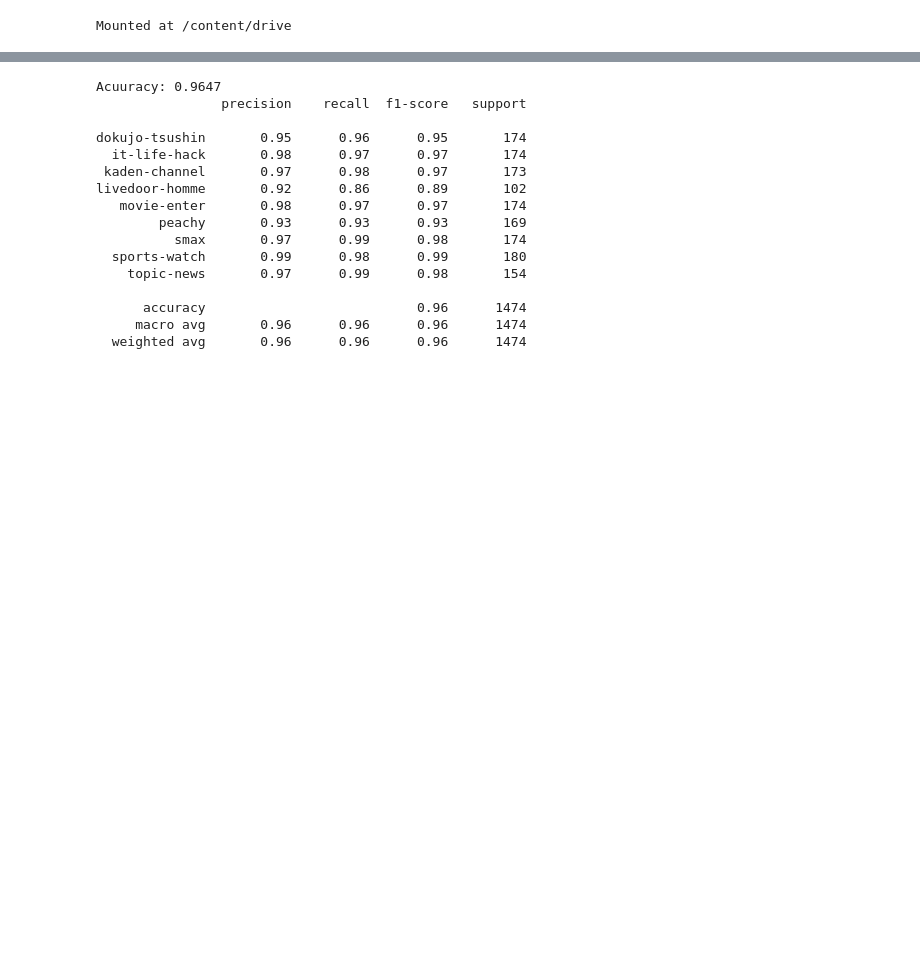
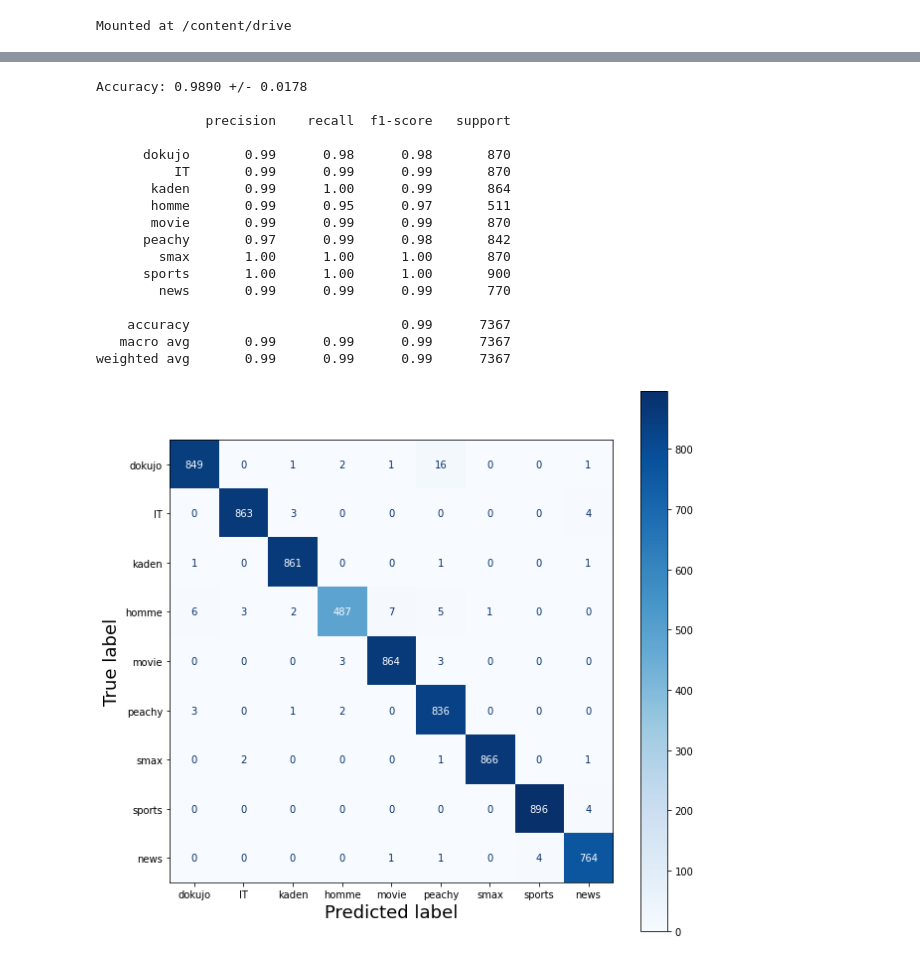
Before and after one commit to Knt44kw/NaturalLanguageProcessing, a Jupyter notebook: bert/document_classification.ipynb, the cells around one changed output, grey strips where cells are left out. Saved outputs shown, nothing was run; the diff lists cells and outputs as text; code cells hidden in the pictures; blank space fills up the shorter version.

```diff
--- a/bert/document_classification.ipynb
+++ b/bert/document_classification.ipynb
@@ -479,6 +578,5 @@ train_df, test_df = train_test_split(df, test_size=0.2, stratify=df["Label"])
 # %%
-model = BertClassifier(num_labels=len(np.unique(df["Label"])), num_epochs=100)
-model.fit(train_df, test_df, early_stopping_rounds=10)
+model = BertClassifier(num_labels=len(np.unique(df["Label"])), num_epochs=10)
 # %% [output]
 Some weights of the model checkpoint at cl-tohoku/bert-base-japanese-whole-word-masking were not used when initializing BertForSequenceClassification: ['cls.predictions.bias', 'cls.predictions.transfo ...
 - This IS expected if you are initializing BertForSequenceClassification from the checkpoint of a model trained on another task or with another architecture (e.g. initializing a BertForSequenceClassif ...
@@ -524,0 +586,2 @@ Creating dataaet and dataloader from pandas dataframe
+# %%
+accuracy_scores, y_trues, y_preds, estimators = execute_crossvalidation(estimator=model, X=df, y=df["Label"], cv=5)
@@ -525,23 +660,30 @@ Creating dataaet and dataloader from pandas dataframe
 # %%
-label_names = ["dokujo-tsushin", "it-life-hack",  "kaden-channel",
-               "livedoor-homme", "movie-enter",  "peachy",
-               "smax", "sports-watch","topic-news"]
-print("Acuuracy: {:.4f}".format(accuracy_score(y_true, y_pred)))
-print("{}\n".format(classification_report(y_true=y_true, y_pred=y_pred, target_names = label_names)))
+label_names = ["dokujo", "IT",  "kaden", "homme", "movie",  "peachy", "smax", "sports","news"]
+print("Accuracy: {:.4f} +/- {:.4f} ".format(np.mean(accuracy_scores), np.std(accuracy_scores)))
+print("\n{}\n".format(classification_report(y_true=y_trues, y_pred=y_preds, target_names = label_names)))
 # %% [output]
-Acuuracy: 0.9647
-                precision    recall  f1-score   support
+Accuracy: 0.9890 +/- 0.0178
 
-dokujo-tsushin       0.95      0.96      0.95       174
-  it-life-hack       0.98      0.97      0.97       174
- kaden-channel       0.97      0.98      0.97       173
-livedoor-homme       0.92      0.86      0.89       102
-   movie-enter       0.98      0.97      0.97       174
-        peachy       0.93      0.93      0.93       169
-          smax       0.97      0.99      0.98       174
-  sports-watch       0.99      0.98      0.99       180
-    topic-news       0.97      0.99      0.98       154
+              precision    recall  f1-score   support
 
-      accuracy                           0.96      1474
-     macro avg       0.96      0.96      0.96      1474
-  weighted avg       0.96      0.96      0.96      1474
+      dokujo       0.99      0.98      0.98       870
+          IT       0.99      0.99      0.99       870
+       kaden       0.99      1.00      0.99       864
+       homme       0.99      0.95      0.97       511
+       movie       0.99      0.99      0.99       870
+      peachy       0.97      0.99      0.98       842
+        smax       1.00      1.00      1.00       870
+      sports       1.00      1.00      1.00       900
+        news       0.99      0.99      0.99       770
+
+    accuracy                           0.99      7367
+   macro avg       0.99      0.99      0.99      7367
+weighted avg       0.99      0.99      0.99      7367
+# %%
+plt.rcParams["figure.figsize"]=(10,10)
+plt.rcParams["axes.labelsize"] = 18
+# %%
+cm = confusion_matrix(y_true=y_trues, y_pred=y_preds)
+cm_display = ConfusionMatrixDisplay(confusion_matrix=cm, display_labels=label_names).plot(cmap="Blues", values_format="d")
+# %% [output]
+[figure, added]
```
Also changed, not shown: parts of 12 cells of this notebook.
